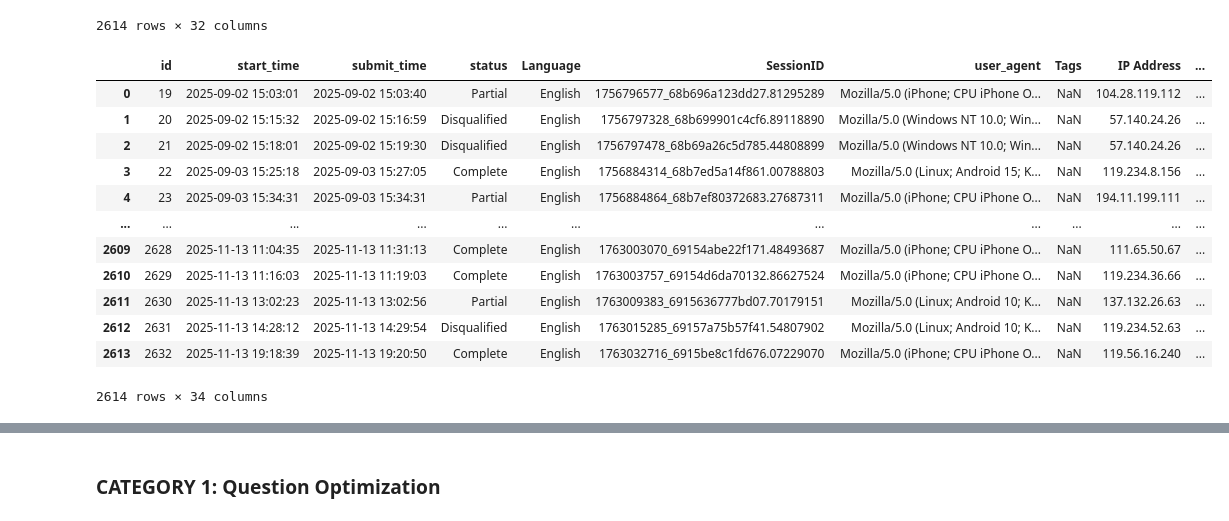
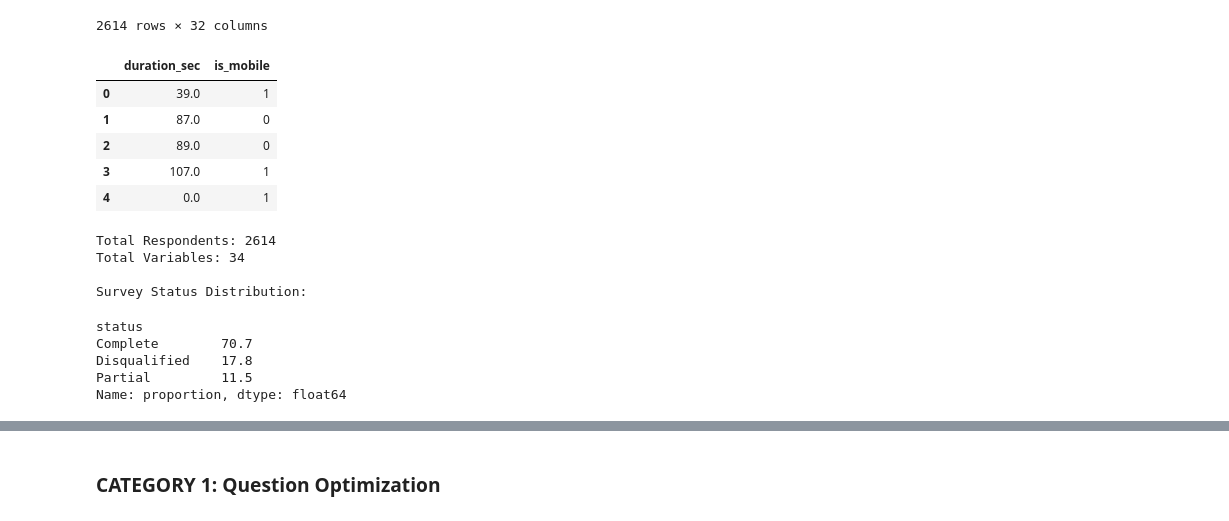
Before and after one commit to DhiraPT/datathon-2026, a Jupyter notebook: final_datathon_2026.ipynb, the cells around one changed output, grey strips where cells are left out. Saved outputs shown, nothing was run; the diff lists cells and outputs as text; code cells hidden in the pictures.

```diff
--- a/final_datathon_2026.ipynb
+++ b/final_datathon_2026.ipynb
@@ -6,6 +6,10 @@ import seaborn as sns
 from sklearn.cluster import KMeans
 from sklearn.preprocessing import LabelEncoder
 import re
+
+# ============================================================
+# 1. LOAD DATA
+# ============================================================
 
 # Set plotting style
 sns.set_theme(style="whitegrid")
@@ -34,6 +38,7 @@ rename_dict = {
     'Compensation and benefits:What do you wish to learn more about regarding the organisation as an employer? (Pick 3)  ': 'info_comp',
     'Work-life balance and culture:What do you wish to learn more about regarding the organisation as an employer? (Pick 3)  ': 'info_culture',
     'Application and interview process:What do you wish to learn more about regarding the organisation as an employer? (Pick 3)  ': 'info_process',
+    'Other - Write In (Required):What do you wish to learn more about regarding the organisation as an employer? (Pick 3)  ': 'info_other',
     'Other - Write In (Required):What do you wish to learn more about regarding the organisation as an employer? (Pick 3)  .1': 'info_other_text',
     'On a scale from 1 to 10 (1 – Low, 10 – High), how would you rate the attractiveness of the organisation as an employer?   ': 'attractiveness',
     'Which of these factors would most motivate you to apply for a position at the organisation?  ': 'motivation',
@@ -56,23 +61,29 @@ df
 | 2613 | 2632 | 2025-11-13 19:18:39 | 2025-11-13 19:20:50 | Complete | English | 1763032716_6915be8c1fd676.07229070 | Mozilla/5.0 (iPhone; CPU iPhone O... | NaN | 119.56.16.240 | ... |
 2614 rows × 32 columns
 # %%
-# Feature Engineering
+# ============================================================
+# 2. FEATURE ENGINEERING
+# ============================================================
+
+# Convert timestamps
 df['start_time'] = pd.to_datetime(df['start_time'])
 df['submit_time'] = pd.to_datetime(df['submit_time'])
+
+# Time spent on survey
 df['duration_sec'] = (df['submit_time'] - df['start_time']).dt.total_seconds()
-df['is_mobile'] = df['user_agent'].str.contains('Mobile|Android|iPhone', case=False, na=False).astype(int)
-df
+
+# Device detection
+df['is_mobile'] = df['user_agent'].str.contains(
+    'Mobile|Android|iPhone',
+    case=False,
+    na=False
+).astype(int)
+
+df[['duration_sec', 'is_mobile']].head()
 # %% [output]
-|  | id | start_time | submit_time | status | Language | SessionID | user_agent | Tags | IP Address | ... |
-| 0 | 19 | 2025-09-02 15:03:01 | 2025-09-02 15:03:40 | Partial | English | 1756796577_68b696a123dd27.81295289 | Mozilla/5.0 (iPhone; CPU iPhone O... | NaN | 104.28.119.112 | ... |
-| 1 | 20 | 2025-09-02 15:15:32 | 2025-09-02 15:16:59 | Disqualified | English | 1756797328_68b699901c4cf6.89118890 | Mozilla/5.0 (Windows NT 10.0; Win... | NaN | 57.140.24.26 | ... |
-| 2 | 21 | 2025-09-02 15:18:01 | 2025-09-02 15:19:30 | Disqualified | English | 1756797478_68b69a26c5d785.44808899 | Mozilla/5.0 (Windows NT 10.0; Win... | NaN | 57.140.24.26 | ... |
-| 3 | 22 | 2025-09-03 15:25:18 | 2025-09-03 15:27:05 | Complete | English | 1756884314_68b7ed5a14f861.00788803 | Mozilla/5.0 (Linux; Android 15; K... | NaN | 119.234.8.156 | ... |
-| 4 | 23 | 2025-09-03 15:34:31 | 2025-09-03 15:34:31 | Partial | English | 1756884864_68b7ef80372683.27687311 | Mozilla/5.0 (iPhone; CPU iPhone O... | NaN | 194.11.199.111 | ... |
-| ... | ... | ... | ... | ... | ... | ... | ... | ... | ... | ... |
-| 2609 | 2628 | 2025-11-13 11:04:35 | 2025-11-13 11:31:13 | Complete | English | 1763003070_69154abe22f171.48493687 | Mozilla/5.0 (iPhone; CPU iPhone O... | NaN | 111.65.50.67 | ... |
-| 2610 | 2629 | 2025-11-13 11:16:03 | 2025-11-13 11:19:03 | Complete | English | 1763003757_69154d6da70132.86627524 | Mozilla/5.0 (iPhone; CPU iPhone O... | NaN | 119.234.36.66 | ... |
-| 2611 | 2630 | 2025-11-13 13:02:23 | 2025-11-13 13:02:56 | Partial | English | 1763009383_6915636777bd07.70179151 | Mozilla/5.0 (Linux; Android 10; K... | NaN | 137.132.26.63 | ... |
-| 2612 | 2631 | 2025-11-13 14:28:12 | 2025-11-13 14:29:54 | Disqualified | English | 1763015285_69157a75b57f41.54807902 | Mozilla/5.0 (Linux; Android 10; K... | NaN | 119.234.52.63 | ... |
-| 2613 | 2632 | 2025-11-13 19:18:39 | 2025-11-13 19:20:50 | Complete | English | 1763032716_6915be8c1fd676.07229070 | Mozilla/5.0 (iPhone; CPU iPhone O... | NaN | 119.56.16.240 | ... |
+|  | duration_sec | is_mobile |
+| 0 | 39.0 | 1 |
+| 1 | 87.0 | 0 |
+| 2 | 89.0 | 0 |
+| 3 | 107.0 | 1 |
+| 4 | 0.0 | 1 |
-2614 rows × 34 columns
@@ -80,0 +90,26 @@ df
+# %%
+# ============================================================
+# 3. DATASET OVERVIEW
+# ============================================================
+
+rows, cols = df.shape
+print(f"Total Respondents: {rows}")
+print(f"Total Variables: {cols}")
+
+print("\nSurvey Status Distribution:")
+display(
+    df['status']
+    .value_counts(normalize=True)
+    .mul(100)
+    .round(1)
+)
+# %% [output]
+Total Respondents: 2614
+Total Variables: 34
+
+Survey Status Distribution:
+status
+Complete        70.7
+Disqualified    17.8
+Partial         11.5
+Name: proportion, dtype: float64
```
Also changed, not shown: parts of 14 cells of this notebook, 9 other files.
